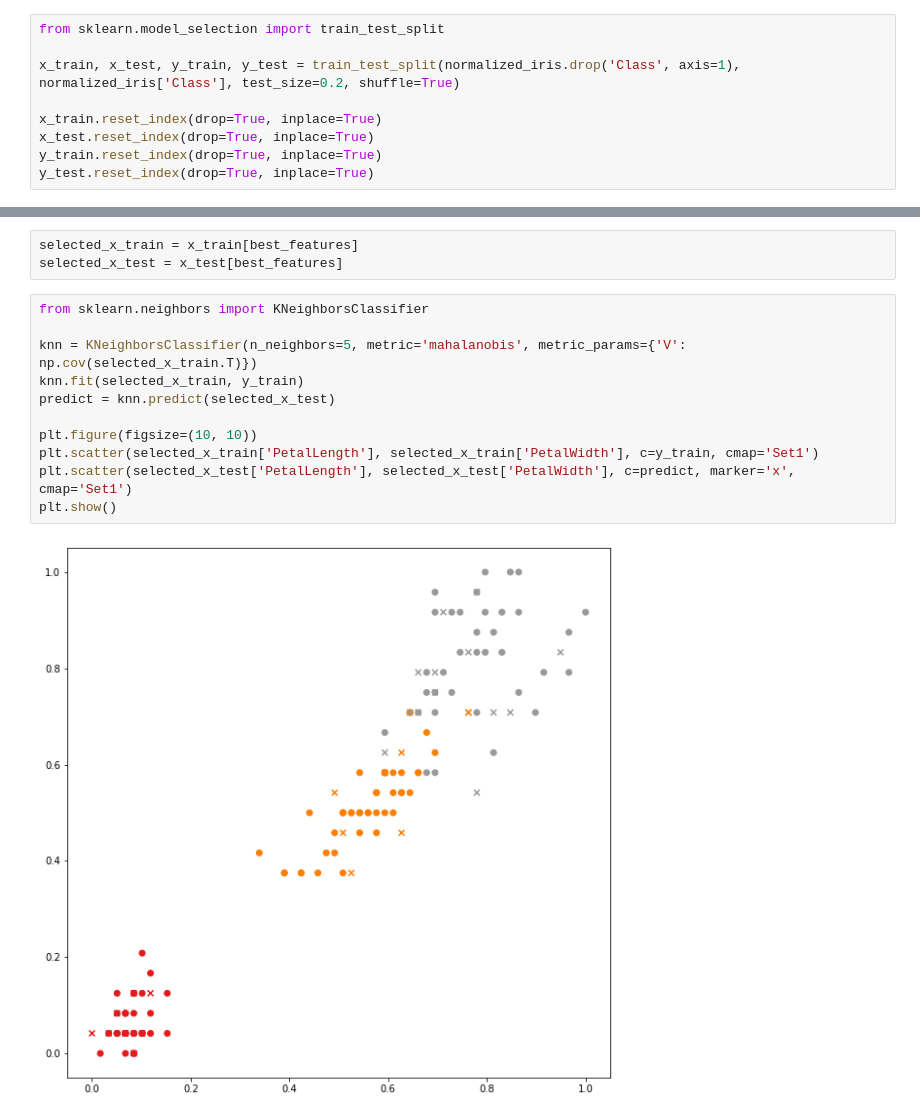
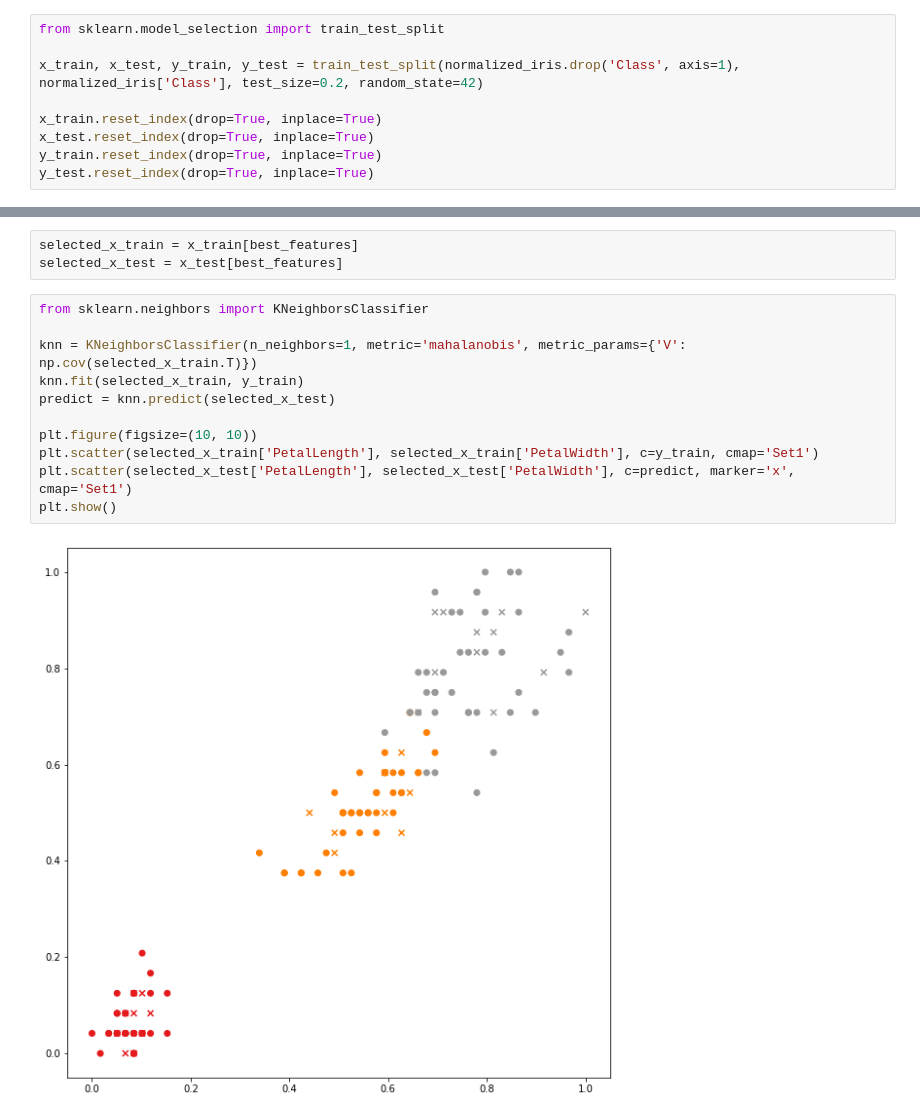
Before and after one commit to jakub-kowalik/swad-project, a Jupyter notebook: example1/iris-project.ipynb, the cells around one changed output, grey strips where cells are left out. Drawn from its saved outputs; the diff is of its cells as text.

Commit message:
added summary and fixed random state

```diff
--- a/example1/iris-project.ipynb
+++ b/example1/iris-project.ipynb
@@ -105,7 +105,7 @@ normalized_iris.describe()
 # %%
 from sklearn.model_selection import train_test_split
 
-x_train, x_test, y_train, y_test = train_test_split(normalized_iris.drop('Class', axis=1), normalized_iris['Class'], test_size=0.2, shuffle=True)
+x_train, x_test, y_train, y_test = train_test_split(normalized_iris.drop('Class', axis=1), normalized_iris['Class'], test_size=0.2, random_state=42)
 
 x_train.reset_index(drop=True, inplace=True)
 x_test.reset_index(drop=True, inplace=True)
@@ -131,16 +131,16 @@ selected_x_test = x_test[best_features]
 # %%
 from sklearn.neighbors import KNeighborsClassifier
 
-knn = KNeighborsClassifier(n_neighbors=5, metric='mahalanobis', metric_params={'V': np.cov(selected_x_train.T)})
+knn = KNeighborsClassifier(n_neighbors=1, metric='mahalanobis', metric_params={'V': np.cov(selected_x_train.T)})
 knn.fit(selected_x_train, y_train)
 predict = knn.predict(selected_x_test)
 
 plt.figure(figsize=(10, 10))
 plt.scatter(selected_x_train['PetalLength'], selected_x_train['PetalWidth'], c=y_train, cmap='Set1')
 plt.scatter(selected_x_test['PetalLength'], selected_x_test['PetalWidth'], c=predict, marker='x', cmap='Set1')
 plt.show()
 # %% [output]
-[figure, old version]
+[figure, new version]
 # %%
 from sklearn.metrics import confusion_matrix, ConfusionMatrixDisplay, accuracy_score, classification_report
 
```
Also changed, not shown: parts of 5 cells of this notebook.
